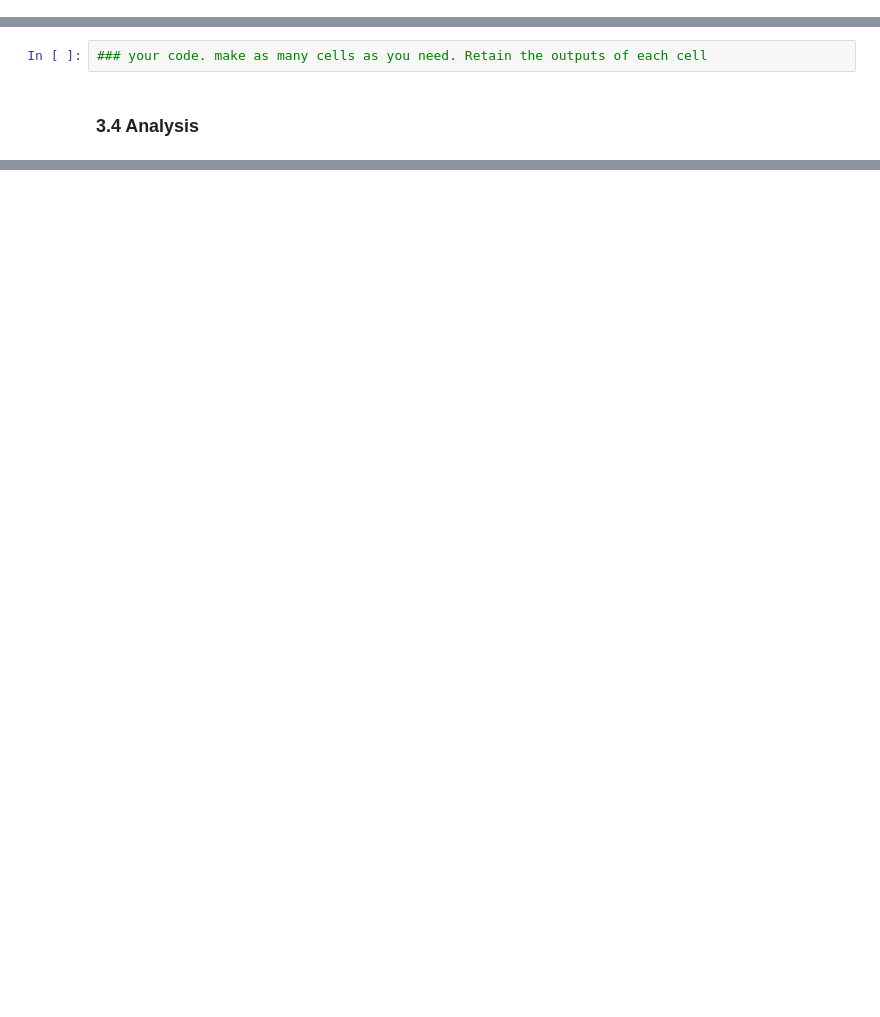
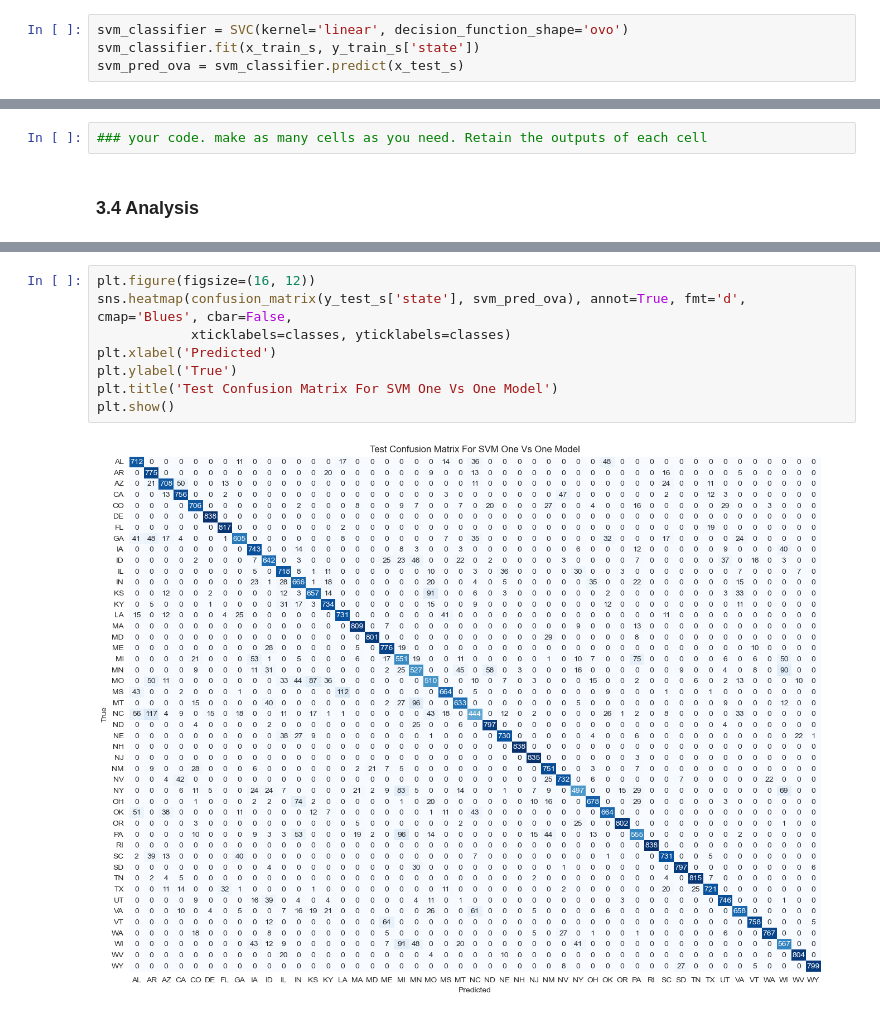
Before and after one commit to riasat-mahbub/ML_Final_Project, a Jupyter notebook: Project_Code_Template.ipynb, the cells around one changed output, grey strips where cells are left out. Drawn from its saved outputs; the diff is of its cells as text; blank space fills up the shorter version.

```diff
--- a/Project_Code_Template.ipynb
+++ b/Project_Code_Template.ipynb
@@ -684,3 +716,7 @@ Please also refer to the documentation for alternative solver options:
 svm_classifier = SVC(kernel='linear', decision_function_shape='ovr')
 svm_classifier.fit(x_train_s, y_train_s['state'])
 svm_pred = svm_classifier.predict(x_test_s)
+# %%
+svm_classifier = SVC(kernel='linear', decision_function_shape='ovo')
+svm_classifier.fit(x_train_s, y_train_s['state'])
+svm_pred_ova = svm_classifier.predict(x_test_s)
@@ -956,0 +1041,10 @@ Latest Testing F1 Score  0.9263611545849537
+# %%
+plt.figure(figsize=(16, 12))
+sns.heatmap(confusion_matrix(y_test_s['state'], svm_pred_ova), annot=True, fmt='d', cmap='Blues', cbar=False,
+            xticklabels=classes, yticklabels=classes)
+plt.xlabel('Predicted')
+plt.ylabel('True')
+plt.title('Test Confusion Matrix For SVM One Vs One Model')
+plt.show()
+# %% [output]
+[figure, added]
```
Also changed, not shown: parts of 46 cells of this notebook.
